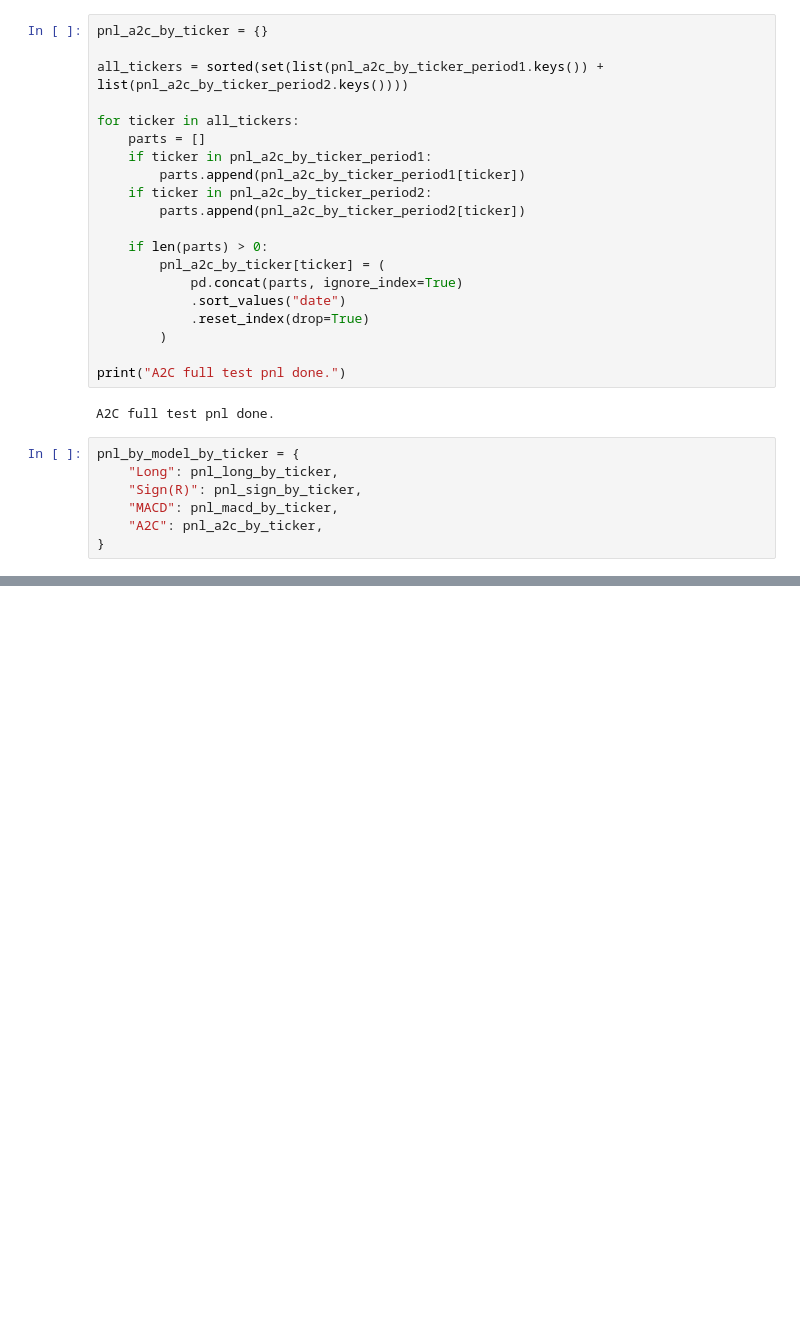
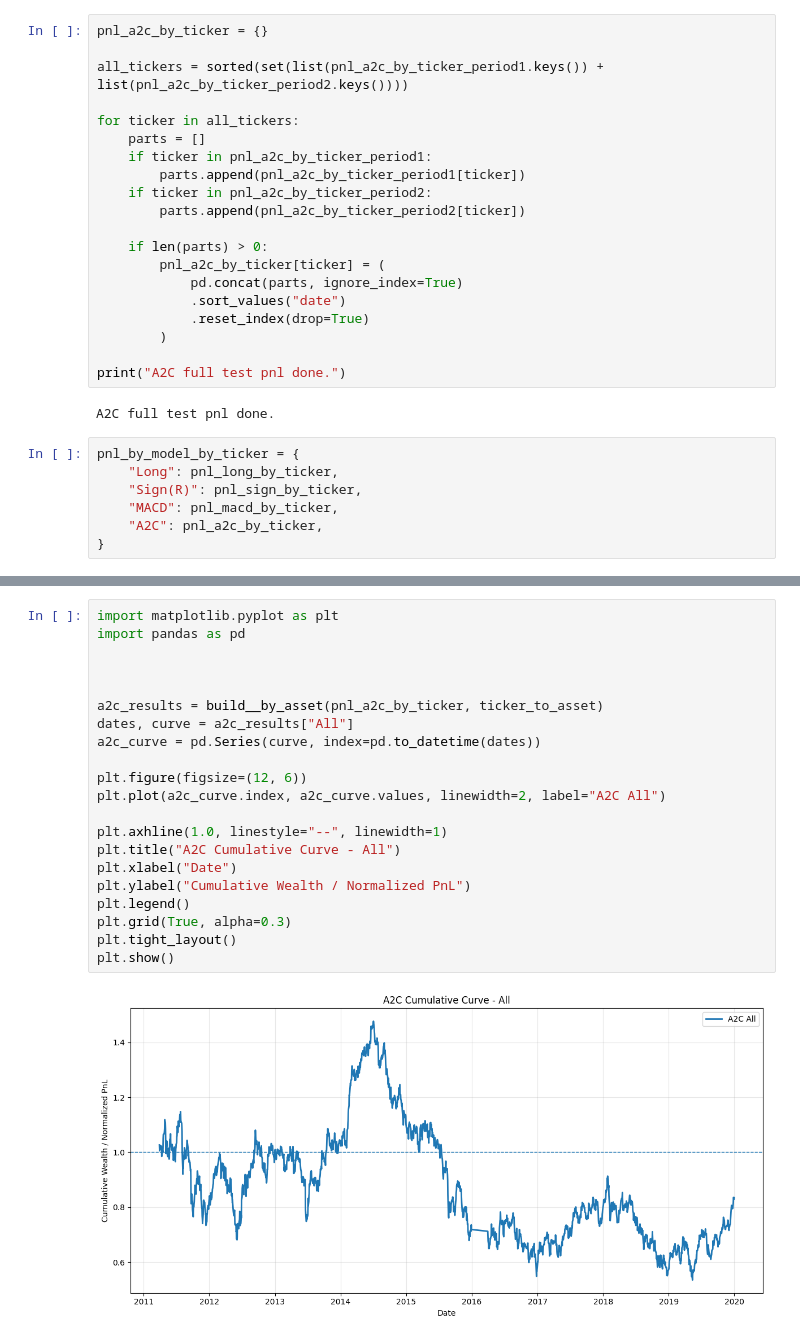
Before and after one commit to C-CU-2025-Fall/IEOR4733_Project, a Jupyter notebook: rl_models/project code.ipynb, the cells around one changed output, grey strips where cells are left out. Drawn from its saved outputs; the diff is of its cells as text; blank space fills up the shorter version.

```diff
--- a/rl_models/project code.ipynb
+++ b/rl_models/project code.ipynb
@@ -2441,0 +1931,23 @@ except Exception as e:
+# %%
+import matplotlib.pyplot as plt
+import pandas as pd
+
+
+
+a2c_results = build__by_asset(pnl_a2c_by_ticker, ticker_to_asset)
+dates, curve = a2c_results["All"]
+a2c_curve = pd.Series(curve, index=pd.to_datetime(dates))
+
+plt.figure(figsize=(12, 6))
+plt.plot(a2c_curve.index, a2c_curve.values, linewidth=2, label="A2C All")
+
+plt.axhline(1.0, linestyle="--", linewidth=1)
+plt.title("A2C Cumulative Curve - All")
+plt.xlabel("Date")
+plt.ylabel("Cumulative Wealth / Normalized PnL")
+plt.legend()
+plt.grid(True, alpha=0.3)
+plt.tight_layout()
+plt.show()
+# %% [output]
+[figure, added]
```
Also changed, not shown: parts of 32 cells of this notebook.
